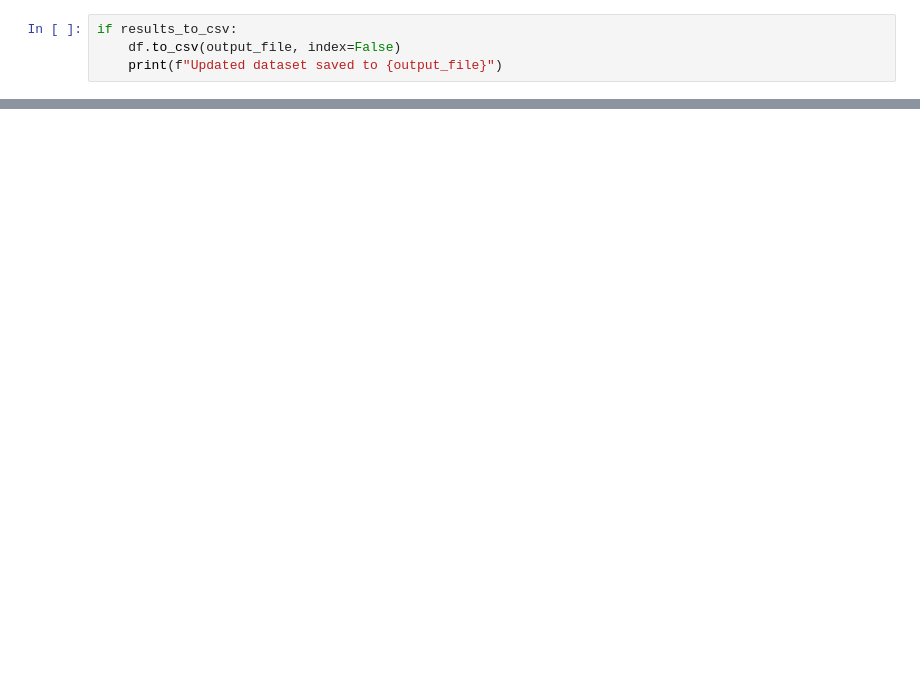
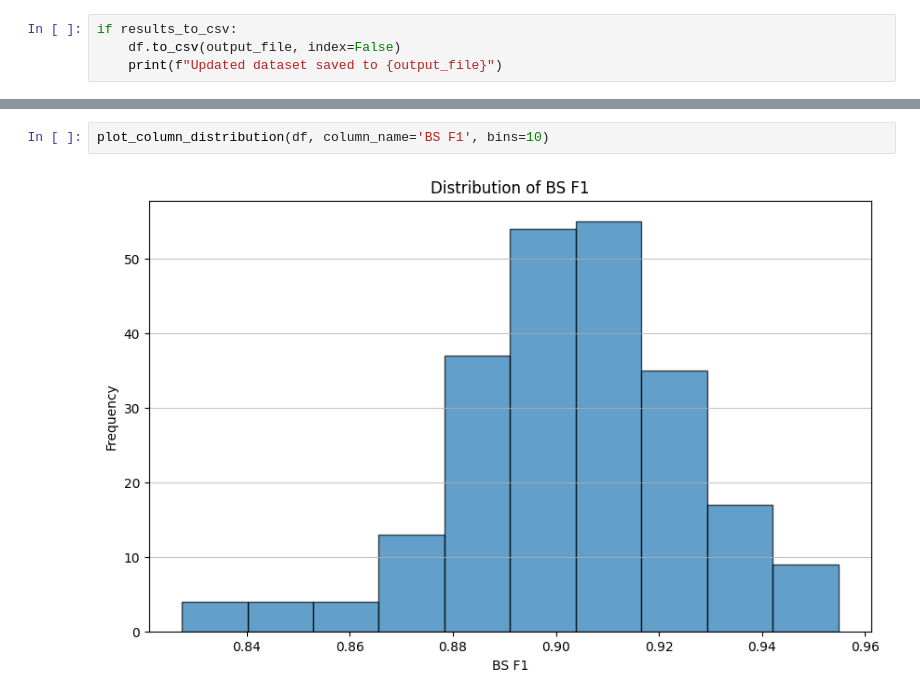
Before and after one commit to MAG-MM/ul-fri-nlp-course-project-2024-2025-nlpmaxxing-rtvslo, a Jupyter notebook: src/evaluate_results.ipynb, the cells around one changed output, grey strips where cells are left out. Cells and saved outputs as stored; diff of their text form; blank space fills up the shorter version.

```diff
--- a/src/evaluate_results.ipynb
+++ b/src/evaluate_results.ipynb
@@ -102,0 +74,4 @@ Zimske razmere
+# %%
+plot_column_distribution(df, column_name='BS F1', bins=10)
+# %% [output]
+[figure, added]
```
Also changed, not shown: parts of 24 cells of this notebook, 4 other files.
